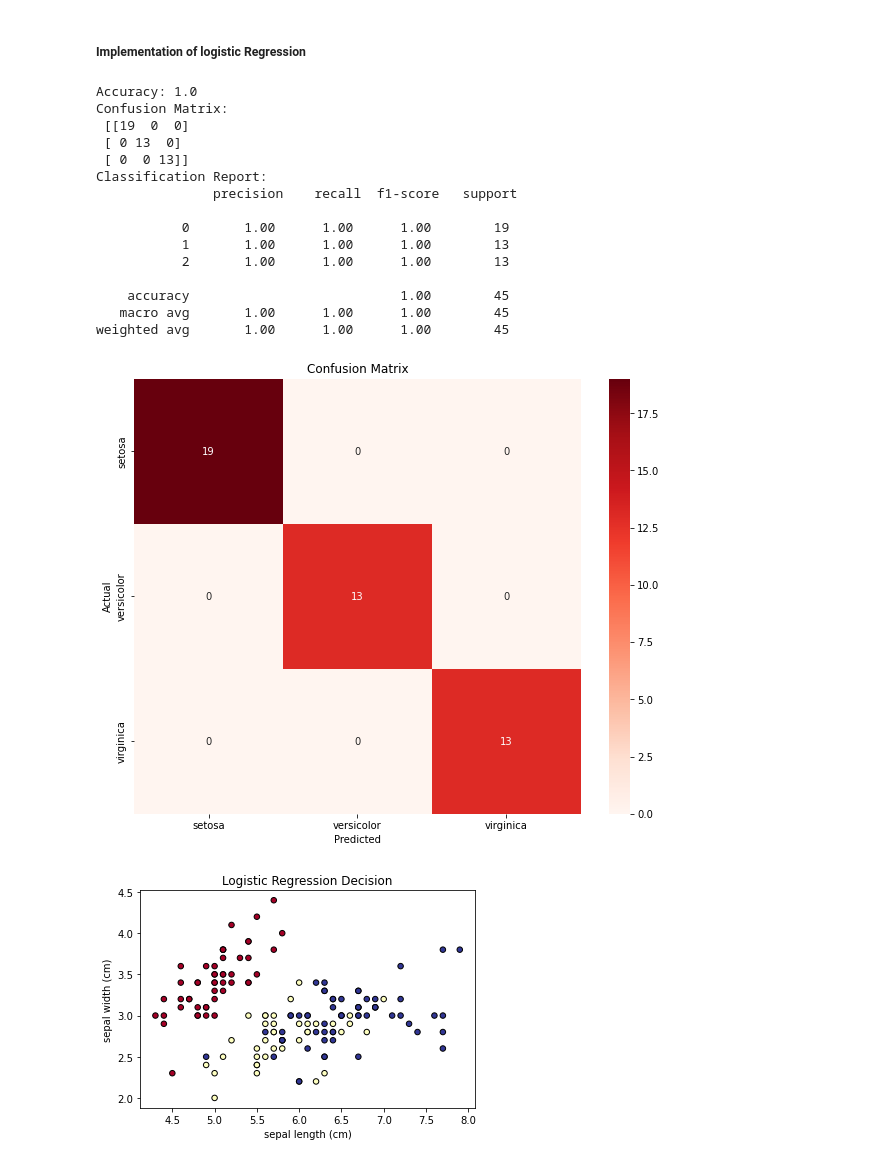
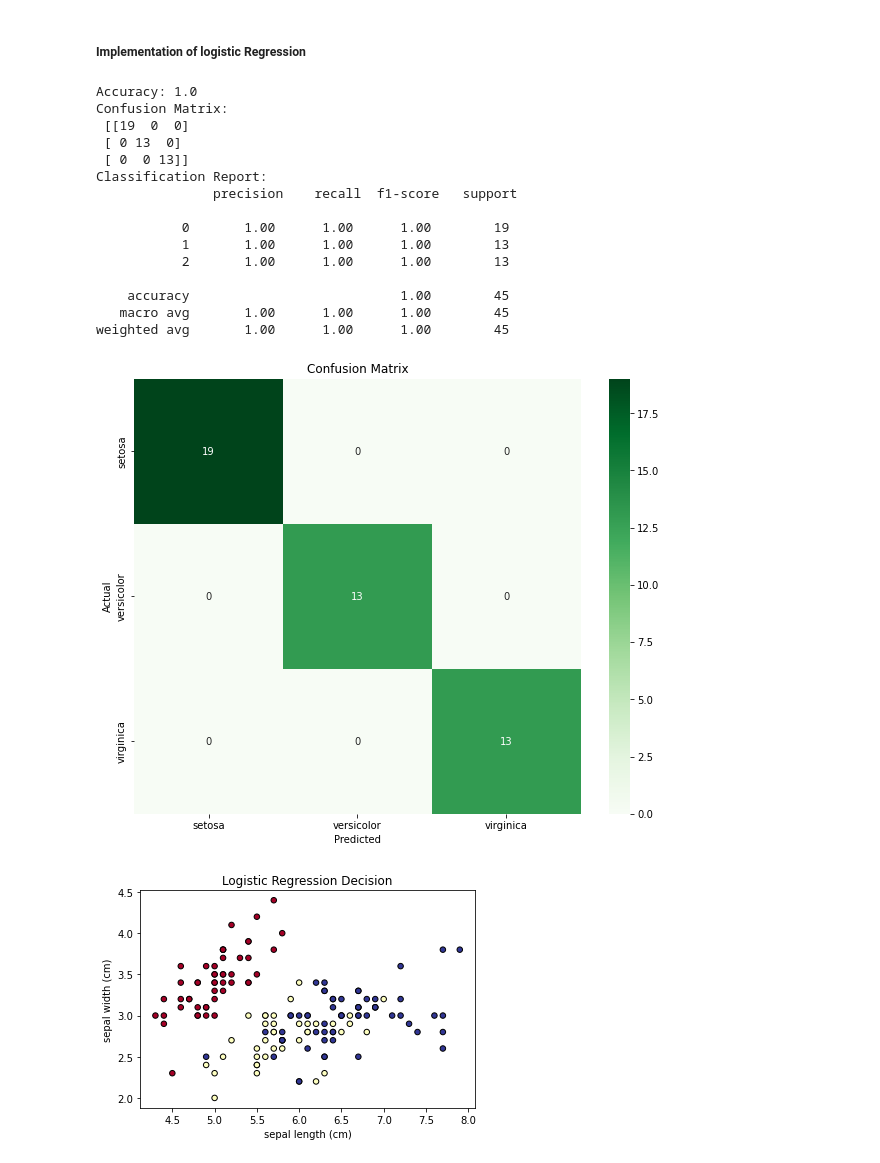
Before and after one commit to Ginafenn/Machine-Learning-Statistics, a Jupyter notebook: project.ipynb, the cells around one changed output. Cells and saved outputs as stored; diff of their text form; code cells hidden in the pictures.

```diff
--- a/project.ipynb
+++ b/project.ipynb
@@ -179,7 +180,7 @@ $$\P(Y=1) = \frac{1}{1 + e^{-(\beta_0 + \beta_1 x_1 + \beta_2 x_2 + \dots + \bet
 
 
 # Initialize and train the Logistic Regression model
-model = LogisticRegression(max_iter=10000)
+model = LogisticRegression(penalty='l2', C=1.0, max_iter=10000, random_state=42)
 model.fit(X_train, Y_train)
 
 # Predictions
@@ -190,35 +191,35 @@ accuracy = accuracy_score(Y_test, Y_pred)
 conf_matrix = confusion_matrix(Y_test, Y_pred)
 classification_rep = classification_report(Y_test, Y_pred)
 
 # Show results
 print(f"Accuracy: {accuracy}")
 print("Confusion Matrix:\n", conf_matrix)
 print("Classification Report:\n", classification_rep)
 
 # Plot using a confusion matrix
 plt.figure(figsize=(10, 8))
-sns.heatmap(conf_matrix, annot=True, fmt="d", cmap="Reds", xticklabels=data.target_names, yticklabels=data.target_names)
+sns.heatmap(conf_matrix, annot=True, fmt="d", cmap="Greens", xticklabels=data.target_names, yticklabels=data.target_names)
 plt.xlabel('Predicted')
 plt.ylabel('Actual')
 plt.title('Confusion Matrix')
 plt.show()
 # %% [output]
 Accuracy: 1.0
 Confusion Matrix:
  [[19  0  0]
  [ 0 13  0]
  [ 0  0 13]]
 Classification Report:
                precision    recall  f1-score   support
 
            0       1.00      1.00      1.00        19
            1       1.00      1.00      1.00        13
            2       1.00      1.00      1.00        13
 
     accuracy                           1.00        45
    macro avg       1.00      1.00      1.00        45
 weighted avg       1.00      1.00      1.00        45
-[figure, old version]
+[figure, new version]
 # %%
 # Testing the first two features
 X = data.data[:, :2]
```
Also changed, not shown: parts of 4 cells of this notebook, 1 other file.
